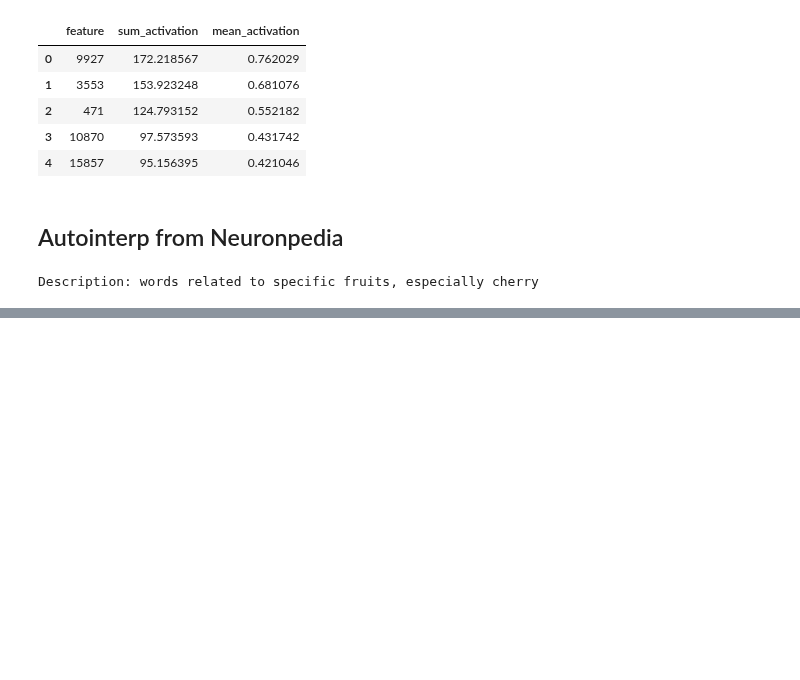
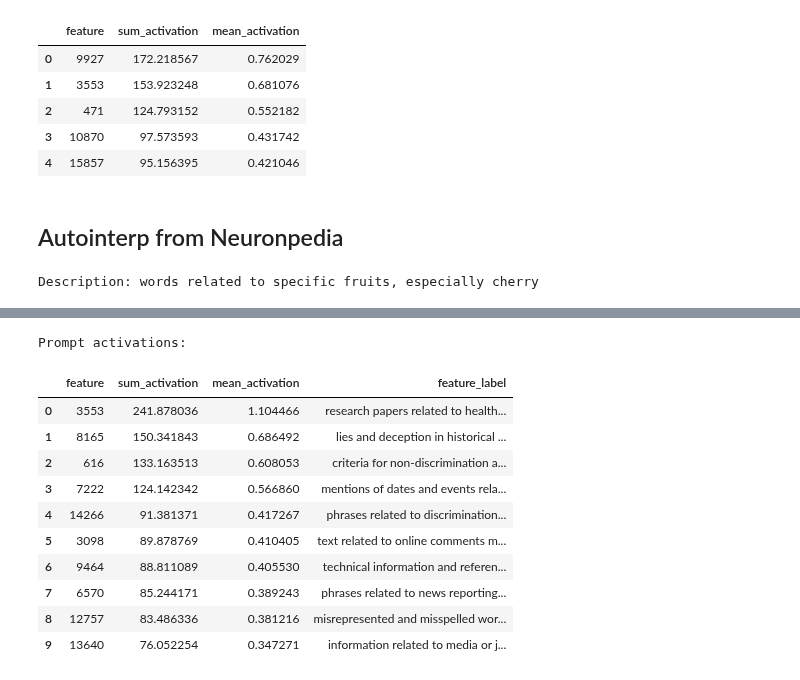
Before and after one commit to tatsath/Interpretability, a Jupyter notebook: ActivationDetectTwoPass.ipynb, the cells around one changed output, grey strips where cells are left out. Cells and saved outputs as stored; diff of their text form; code cells hidden in the pictures; blank space fills up the shorter version.

```diff
--- a/ActivationDetectTwoPass.ipynb
+++ b/ActivationDetectTwoPass.ipynb
@@ -624,0 +617,16 @@ Prompt DataFrame:
+# %%
+def add_label(output_df, prompt_df, apiKey, modelId, layer):
+    """Applies feature labels, styles, and displays the dataframes."""
+
+    def get_feature_label(row):
+        feature_index = int(row['feature'])
+        description = get_or_generate_activation_description(modelId, layer, feature_index, apiKey)
+        return description
+
+    # Apply to output_df
+    output_df['feature_label'] = output_df.apply(get_feature_label, axis=1)
+
+    # Apply to prompt_df
+    prompt_df['feature_label'] = prompt_df.apply(get_feature_label, axis=1)
+
+    return output_df, prompt_df
@@ -624,0 +635,29 @@ Prompt DataFrame:
+# %%
+prompt = "Gender Bias related"
+apiKey = userdata.get('NEURONPEDIA_API_KEY')
+modelId = "gemma-2b"
+layer = "6-res-jb"
+top_n = 10
+prompt_df, output_df = get_top_activations(model, sae, prompt, top_n=top_n)
+prompt_df_updated, output_df_updated = add_label(output_df, prompt_df, apiKey, modelId, layer)
+# %%
+# Display the DataFrames
+pd.set_option('display.max_colwidth', None)
+print("Prompt activations:")
+display(prompt_df_updated)
+
+# print("\nOutput activations:")
+# display(output_df_updated)
+# %% [output]
+Prompt activations:
+|  | feature | sum_activation | mean_activation | feature_label |
+| 0 | 3553 | 241.878036 | 1.104466 | research papers related to health... |
+| 1 | 8165 | 150.341843 | 0.686492 | lies and deception in historical ... |
+| 2 | 616 | 133.163513 | 0.608053 | criteria for non-discrimination a... |
+| 3 | 7222 | 124.142342 | 0.566860 | mentions of dates and events rela... |
+| 4 | 14266 | 91.381371 | 0.417267 | phrases related to discrimination... |
+| 5 | 3098 | 89.878769 | 0.410405 | text related to online comments m... |
+| 6 | 9464 | 88.811089 | 0.405530 | technical information and referen... |
+| 7 | 6570 | 85.244171 | 0.389243 | phrases related to news reporting... |
+| 8 | 12757 | 83.486336 | 0.381216 | misrepresented and misspelled wor... |
+| 9 | 13640 | 76.052254 | 0.347271 | information related to media or j... |
```
Also changed, not shown: parts of 2 cells of this notebook.
